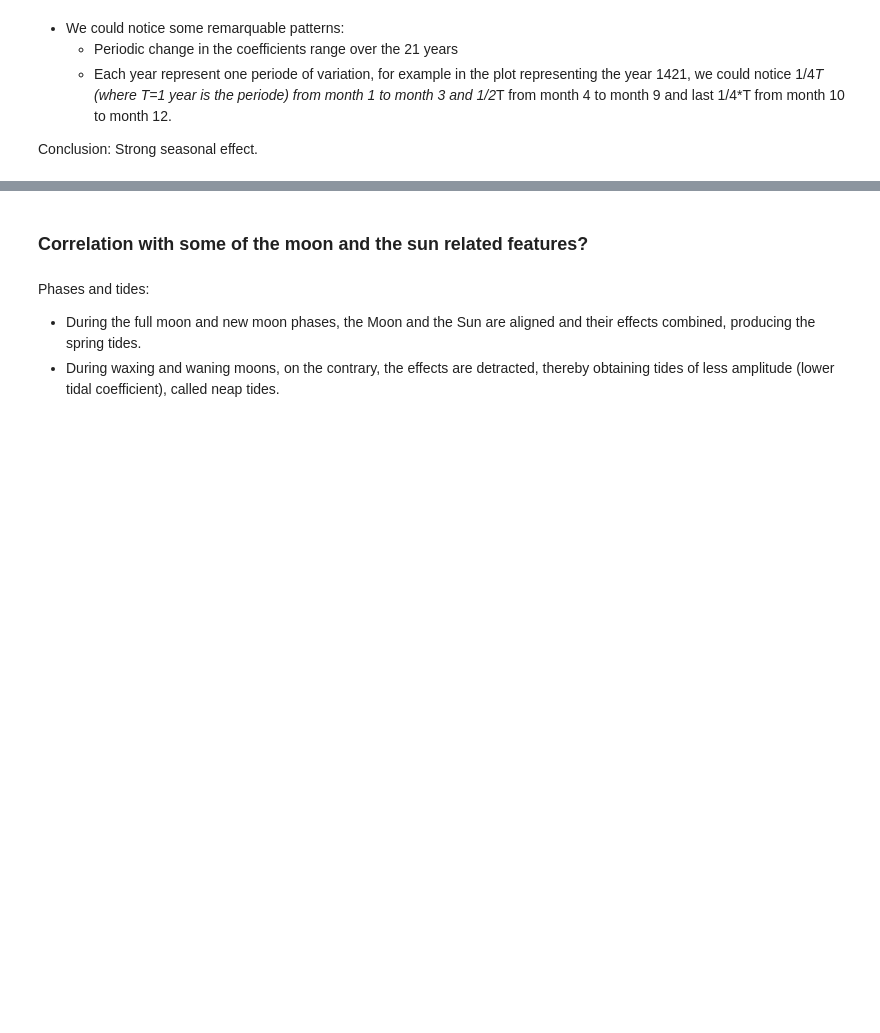
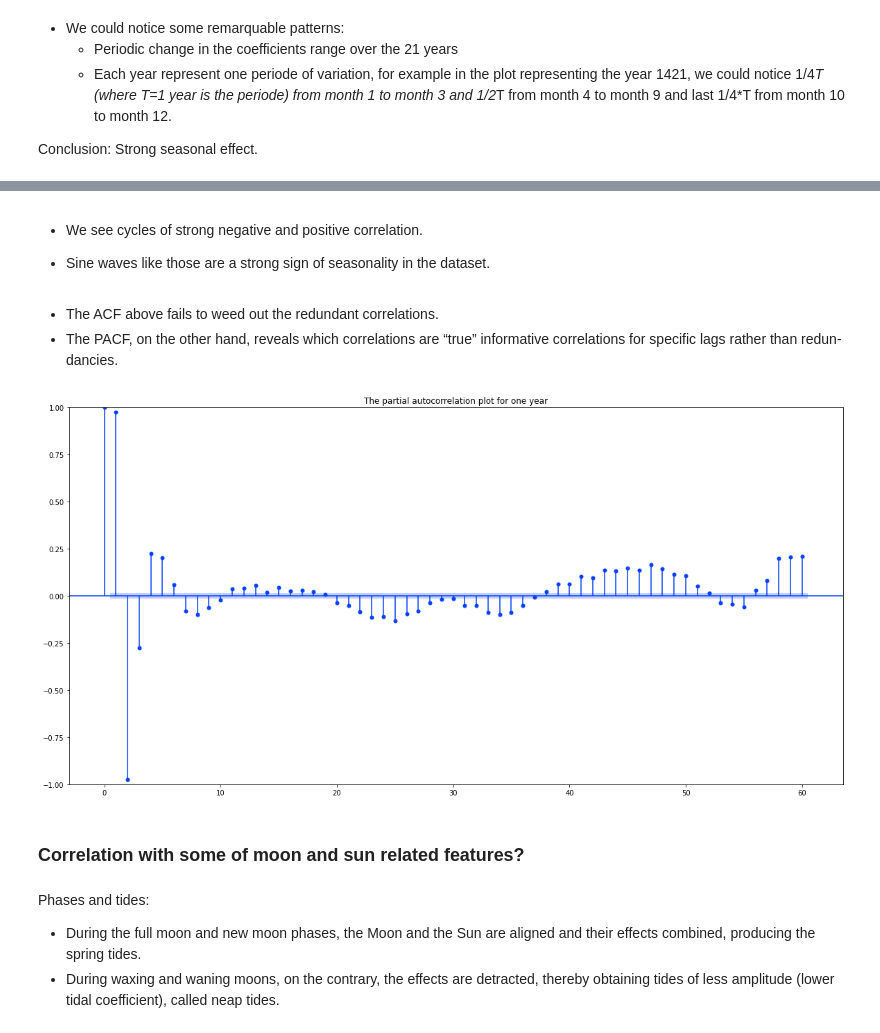
Before and after one commit to otmane-el-aloi/Prediction-of-tidal-coefficients, a Jupyter notebook: dataAnalysisOtmane.ipynb, the cells around one changed output, grey strips where cells are left out. Cells and saved outputs as stored; diff of their text form; code cells hidden in the pictures; blank space fills up the shorter version.

Commit message:
clean notebook and add some comments to PACF AND ACF

```diff
--- a/dataAnalysisOtmane.ipynb
+++ b/dataAnalysisOtmane.ipynb
@@ -217,5 +225,20 @@ Conclusion: Strong seasonal effect.
+# %% [markdown]
+- We see cycles of strong negative and positive correlation.
+
+- Sine waves like those are a strong sign of seasonality in the dataset.
+# %% [markdown]
+- The ACF above fails to weed out the redundant correlations.
+- The PACF, on the other hand, reveals which
+    correlations are “true” informative correlations for specific lags rather than redun‐
+    dancies.
+# %%
+fig, ax = plt.subplots(figsize=(20,10))
+plot_pacf(df.coef, lags =60, ax = ax)
+plt.title("The partial autocorrelation plot for one year");
+# %% [output]
+[figure, added]
 # %% [markdown]
-### Correlation with some of the moon and the sun related features?
+### Correlation with some of moon and sun related features?
 # %% [markdown]
 Phases and tides:
 - During the full moon and new moon phases, the Moon and the Sun are aligned and their effects combined, producing the spring tides.
```
Also changed, not shown: parts of 37 cells of this notebook.
